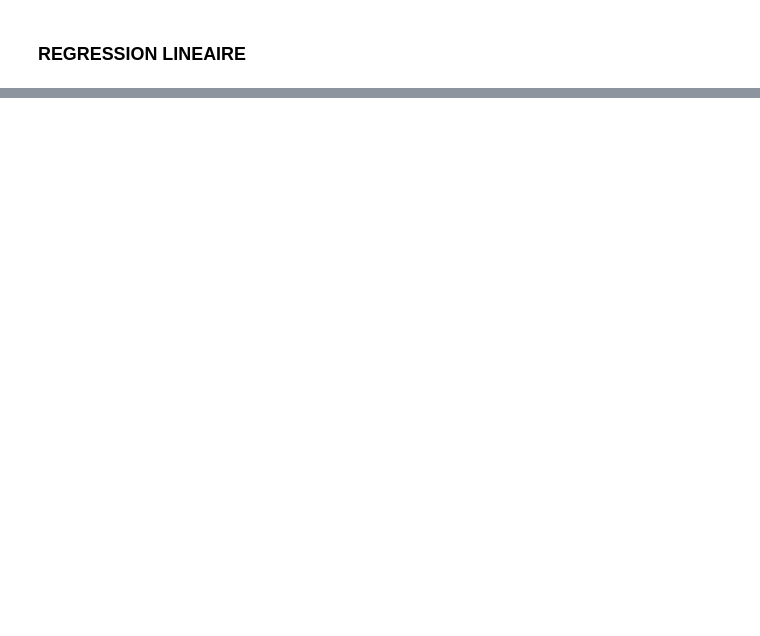
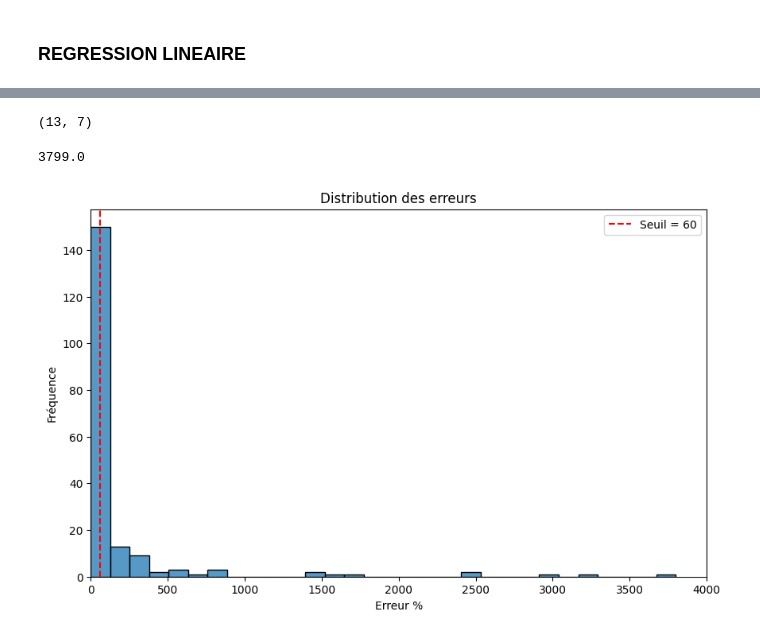
Before and after one commit to EP-portfolio/PROJET_4, a Jupyter notebook: notebook_regression_linéaire_GHGEmissions.ipynb, the cells around one changed output, grey strips where cells are left out. Saved outputs shown, nothing was run; the diff lists cells and outputs as text; code cells hidden in the pictures; blank space fills up the shorter version.

```diff
--- a/notebook_regression_linéaire_GHGEmissions.ipynb
+++ b/notebook_regression_linéaire_GHGEmissions.ipynb
@@ -19,0 +208,15 @@ for col in ['LargestPropertyUseTypeGFA','SecondLargestPropertyUseTypeGFA','Third
+# %%
+
+# 3. Analyse VIF (Variance Inflation Factor)
+from statsmodels.stats.outliers_influence import variance_inflation_factor
+
+def calculate_vif(X):
+    vif_data = pd.DataFrame()
+    vif_data["Variable"] = X.columns
+    vif_data["VIF"] = [variance_inflation_factor(X.values, i) for i in range(X.shape[1])]
+    print(vif_data.loc[vif_data["VIF"]==float('inf')]['Variable'].tolist())
+    return vif_data.sort_values('VIF', ascending=False)
+
+print("\n3. Analyse VIF (multicolinéarité)")
+vif_data = calculate_vif(X.drop('const', axis=1))
+print(vif_data)
@@ -181,0 +515,23 @@ OSEBuildingID                          OSEBuildingID  0.800901
+# %%
+resultats.loc[resultats['Erreur(%)']<=10].shape
+# %% [output]
+(13, 7)
+# %%
+resultats['Erreur(%)'].max()
+# %% [output]
+3799.0
+# %%
+import matplotlib.pyplot as plt
+import seaborn as sns
+seuil=60
+plt.figure(figsize=(10, 6))
+sns.histplot(data=resultats['Erreur(%)'], bins=30)
+plt.axvline(x=seuil, color='r', linestyle='--', label=f'Seuil = {seuil}')
+plt.xlim(0,4000)
+plt.title('Distribution des erreurs')
+plt.xlabel('Erreur %')
+plt.ylabel('Fréquence')
+plt.legend()
+plt.show()
+# %% [output]
+[figure, added]
```
Also changed, not shown: parts of 47 cells of this notebook, 2 other files.
